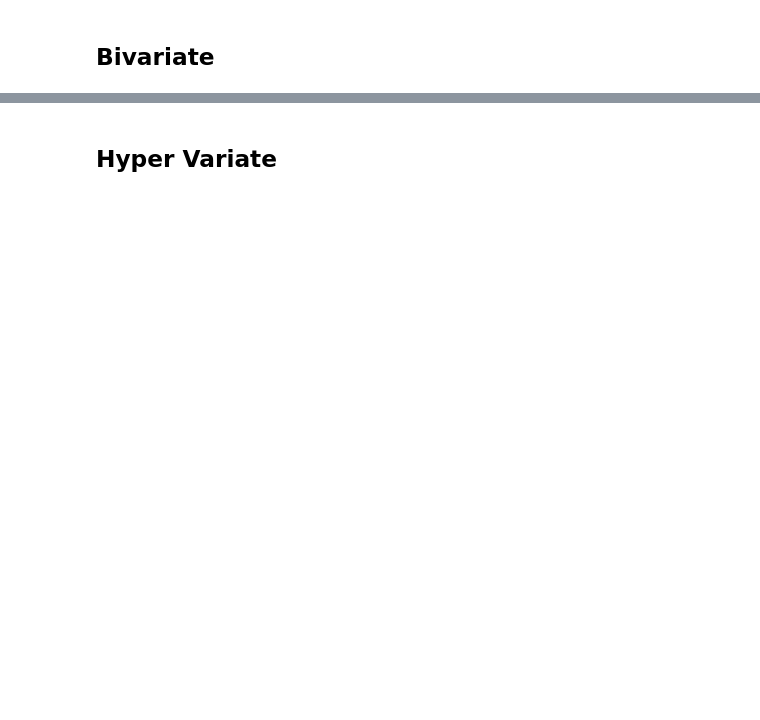
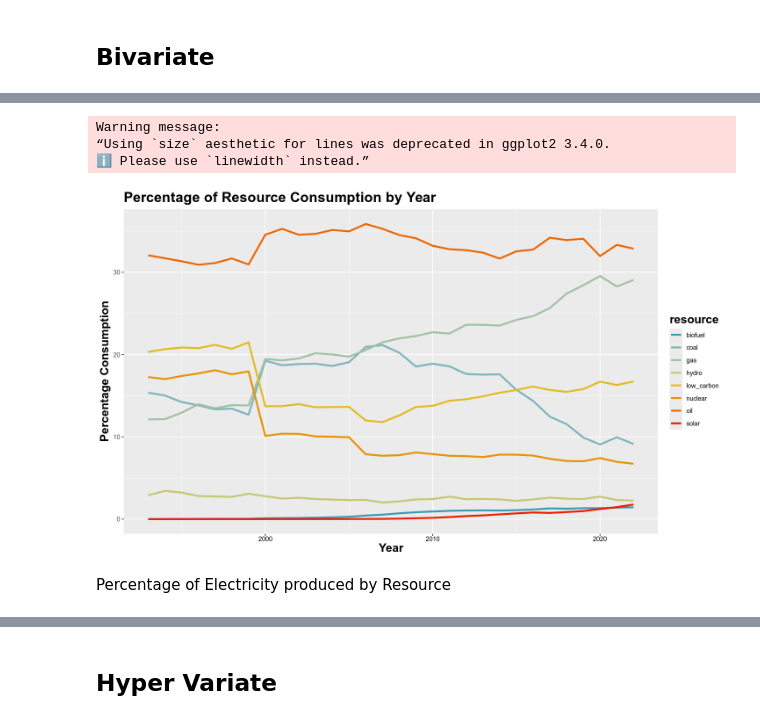
Before and after one commit to jackyeung99/class_exploratory-data-analysis, a Jupyter notebook: projects/final_project/final_project.ipynb, the cells around one changed output, grey strips where cells are left out. Drawn from its saved outputs; the diff is of its cells as text; code cells hidden in the pictures; blank space fills up the shorter version.

```diff
--- a/projects/final_project/final_project.ipynb
+++ b/projects/final_project/final_project.ipynb
@@ -239,0 +354,24 @@ ggplot(df_long, aes(x = fct_reorder(resource, total), y = total, fill=resource))
+# %%
+yearly_resource_percentages <- df_long %>%
+  group_by(year, resource) %>%
+  summarise(total_consumption = sum(consumption), .groups = 'drop') %>%
+  group_by(year) %>%
+  mutate(
+    percentage_consumption = total_consumption / sum(total_consumption) * 100
+  )
+# %%
+ggplot(yearly_resource_percentages, aes(x = year, y = percentage_consumption, group = resource, color = resource)) +
+  geom_line(size = 1.2) +
+  scale_color_manual(values = pal) +
+  labs(
+    title = "Percentage of Resource Consumption by Year",
+    x = "Year",
+    y = "Percentage Consumption"
+  )
+# %% [output]
+Warning message:
+“Using `size` aesthetic for lines was deprecated in ggplot2 3.4.0.
+ℹ Please use `linewidth` instead.”
+[figure, added]
+# %% [markdown]
+Percentage of Electricity produced by Resource
```
Also changed, not shown: parts of 31 cells of this notebook.
